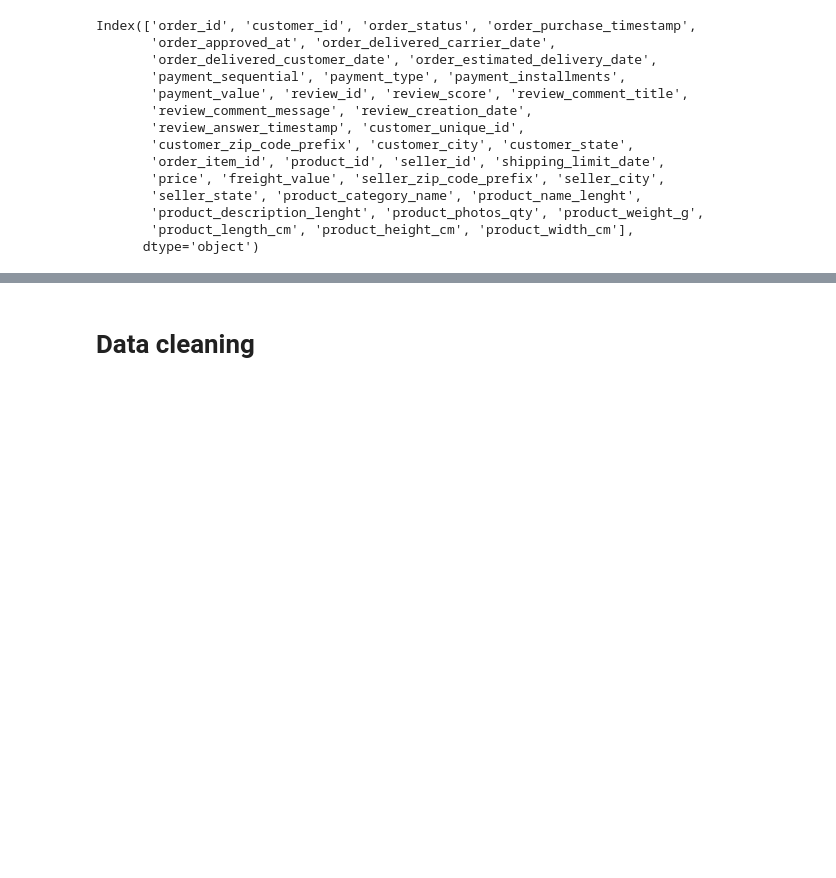
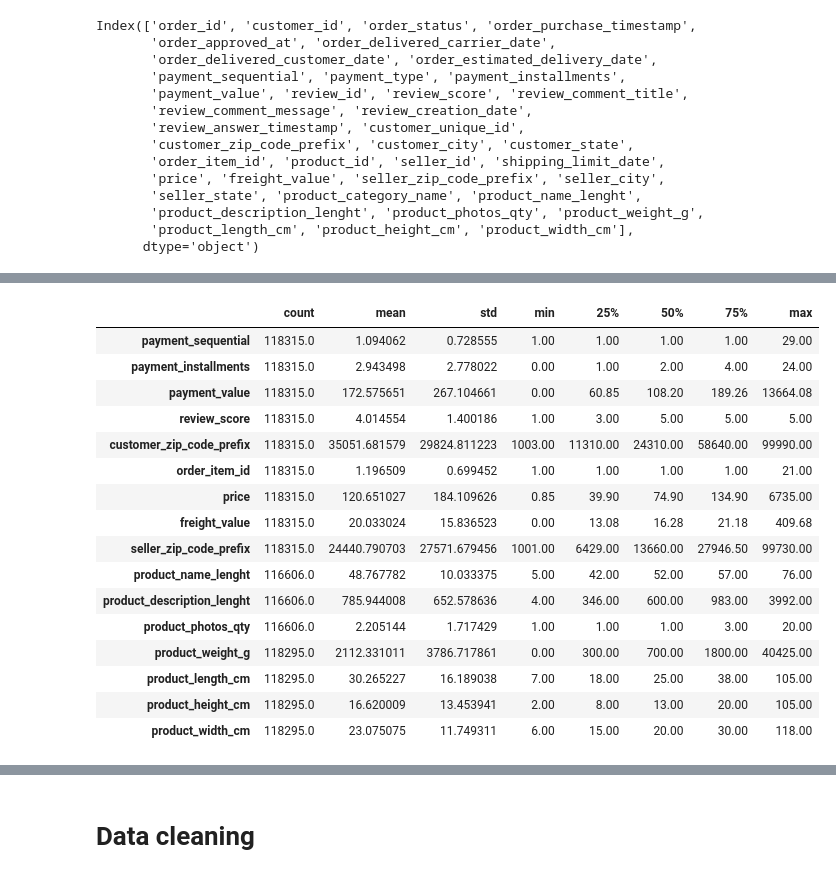
Before and after one commit to mathdeoliveira/olist, a Jupyter notebook: notebooks/data_analysis.ipynb, the cells around one changed output, grey strips where cells are left out. Saved outputs shown, nothing was run; the diff lists cells and outputs as text; code cells hidden in the pictures; blank space fills up the shorter version.

```diff
--- a/notebooks/data_analysis.ipynb
+++ b/notebooks/data_analysis.ipynb
@@ -51,0 +91,20 @@ df[['order_id','payment_type','product_id', 'product_category_name','price', 'fr
+# %%
+df_ecommerce.describe().T
+# %% [output]
+|  | count | mean | std | min | 25% | 50% | 75% | max |
+| payment_sequential | 118315.0 | 1.094062 | 0.728555 | 1.00 | 1.00 | 1.00 | 1.00 | 29.00 |
+| payment_installments | 118315.0 | 2.943498 | 2.778022 | 0.00 | 1.00 | 2.00 | 4.00 | 24.00 |
+| payment_value | 118315.0 | 172.575651 | 267.104661 | 0.00 | 60.85 | 108.20 | 189.26 | 13664.08 |
+| review_score | 118315.0 | 4.014554 | 1.400186 | 1.00 | 3.00 | 5.00 | 5.00 | 5.00 |
+| customer_zip_code_prefix | 118315.0 | 35051.681579 | 29824.811223 | 1003.00 | 11310.00 | 24310.00 | 58640.00 | 99990.00 |
+| order_item_id | 118315.0 | 1.196509 | 0.699452 | 1.00 | 1.00 | 1.00 | 1.00 | 21.00 |
+| price | 118315.0 | 120.651027 | 184.109626 | 0.85 | 39.90 | 74.90 | 134.90 | 6735.00 |
+| freight_value | 118315.0 | 20.033024 | 15.836523 | 0.00 | 13.08 | 16.28 | 21.18 | 409.68 |
+| seller_zip_code_prefix | 118315.0 | 24440.790703 | 27571.679456 | 1001.00 | 6429.00 | 13660.00 | 27946.50 | 99730.00 |
+| product_name_lenght | 116606.0 | 48.767782 | 10.033375 | 5.00 | 42.00 | 52.00 | 57.00 | 76.00 |
+| product_description_lenght | 116606.0 | 785.944008 | 652.578636 | 4.00 | 346.00 | 600.00 | 983.00 | 3992.00 |
+| product_photos_qty | 116606.0 | 2.205144 | 1.717429 | 1.00 | 1.00 | 1.00 | 3.00 | 20.00 |
+| product_weight_g | 118295.0 | 2112.331011 | 3786.717861 | 0.00 | 300.00 | 700.00 | 1800.00 | 40425.00 |
+| product_length_cm | 118295.0 | 30.265227 | 16.189038 | 7.00 | 18.00 | 25.00 | 38.00 | 105.00 |
+| product_height_cm | 118295.0 | 16.620009 | 13.453941 | 2.00 | 8.00 | 13.00 | 20.00 | 105.00 |
+| product_width_cm | 118295.0 | 23.075075 | 11.749311 | 6.00 | 15.00 | 20.00 | 30.00 | 118.00 |
```
Also changed, not shown: parts of 21 cells of this notebook, 9 other files.
